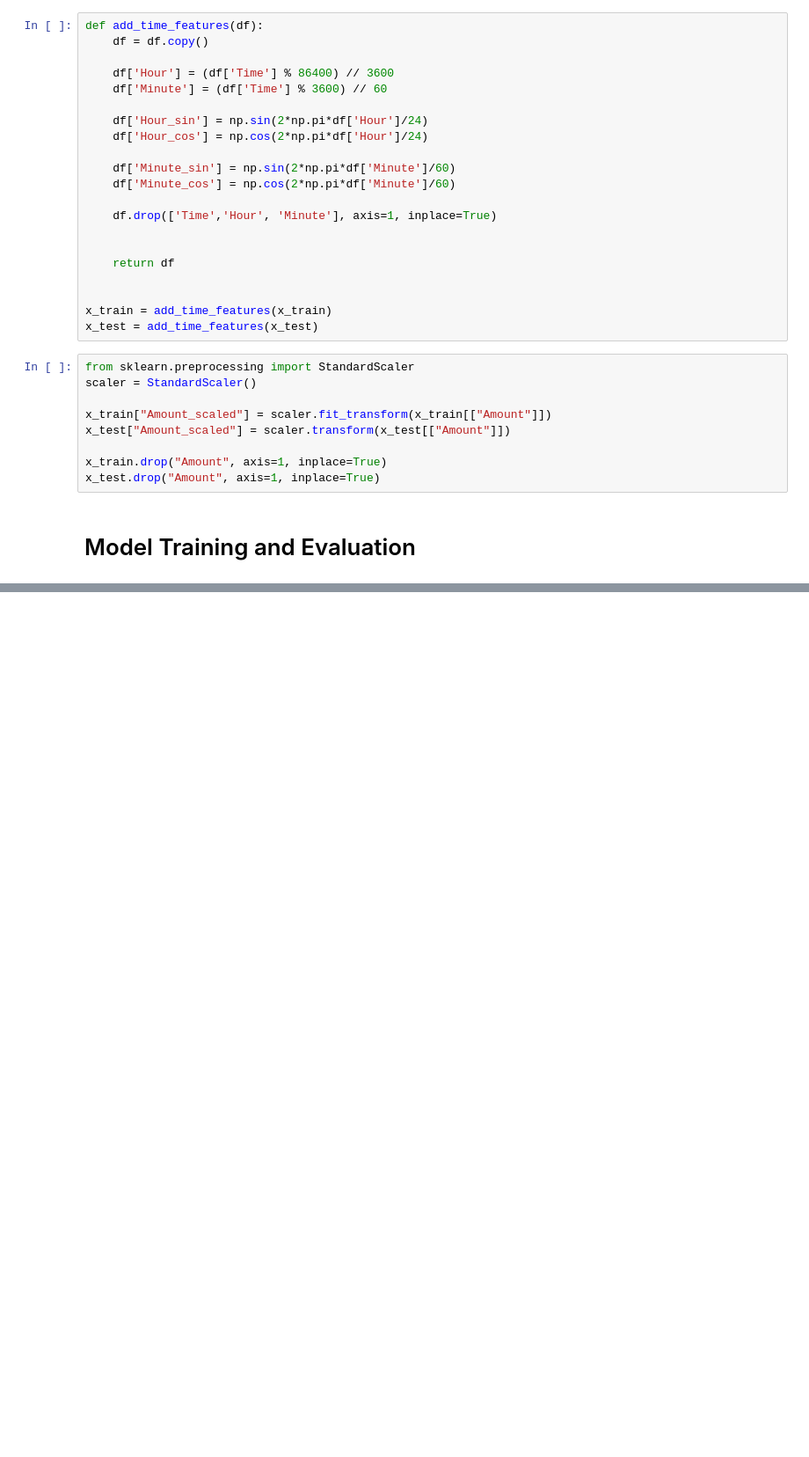
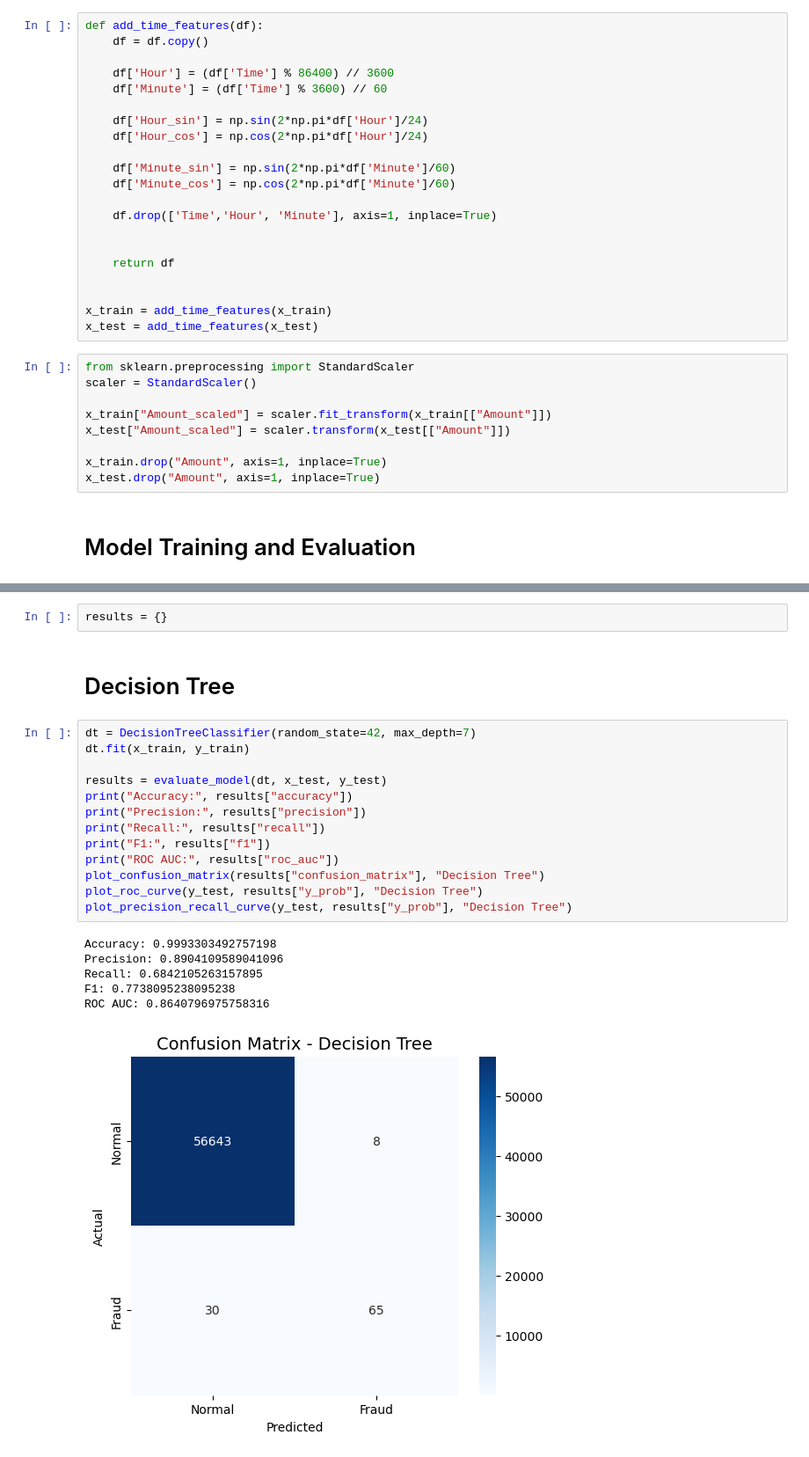
Before and after one commit to abdelrahman611982/Credit-Card-Fraud-Detection, a Jupyter notebook: Credit Card Fraud Detection.ipynb, the cells around one changed output, grey strips where cells are left out. Shown at 88% size. Drawn from its saved outputs; the diff is of its cells as text; blank space fills up the shorter version.

```diff
--- a/Credit Card Fraud Detection.ipynb
+++ b/Credit Card Fraud Detection.ipynb
@@ -225,0 +291,24 @@ x_test.drop("Amount", axis=1, inplace=True)
+# %%
+results = {}
+# %% [markdown]
+# Decision Tree
+# %%
+dt = DecisionTreeClassifier(random_state=42, max_depth=7)
+dt.fit(x_train, y_train)
+
+results = evaluate_model(dt, x_test, y_test)
+print("Accuracy:", results["accuracy"])
+print("Precision:", results["precision"])
+print("Recall:", results["recall"])
+print("F1:", results["f1"])
+print("ROC AUC:", results["roc_auc"])
+plot_confusion_matrix(results["confusion_matrix"], "Decision Tree")
+plot_roc_curve(y_test, results["y_prob"], "Decision Tree")
+plot_precision_recall_curve(y_test, results["y_prob"], "Decision Tree")
+# %% [output]
+Accuracy: 0.9993303492757198
+Precision: 0.8904109589041096
+Recall: 0.6842105263157895
+F1: 0.7738095238095238
+ROC AUC: 0.8640796975758316
+[figure, added]
```
Also changed, not shown: parts of 3 cells of this notebook.
